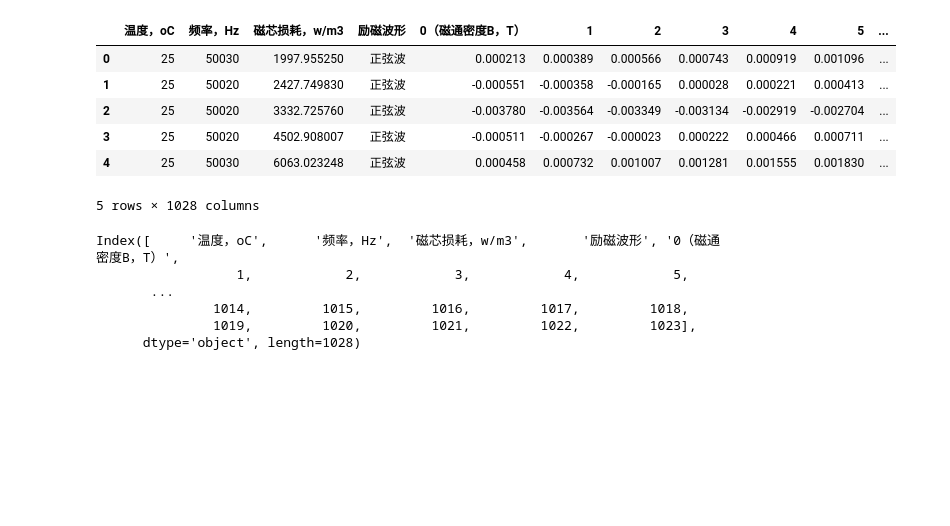
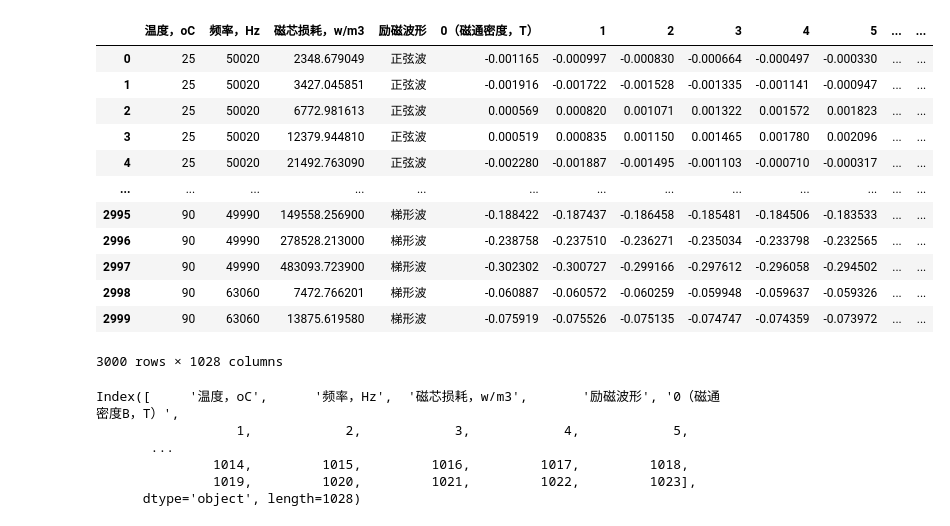
Before and after one commit to DURUII/Contest-CPMCM2024-C, a Jupyter notebook: EDA.ipynb, the cells around one changed output. Drawn from its saved outputs; the diff is of its cells as text; code cells hidden in the pictures; blank space fills up the shorter version.

```diff
--- a/EDA.ipynb
+++ b/EDA.ipynb
@@ -8,2 +0,0 @@ xls.sheet_names
-# %%
-df = pd.read_excel('dataset/附件一（训练集）.xlsx', )
@@ -12,13 +62,19 @@ KeyboardInterrupt:
 # %%
-df.head()
+df
 # %% [output]
-|  | 温度，oC | 频率，Hz | 磁芯损耗，w/m3 | 励磁波形 | 0（磁通密度B，T） | 1 | 2 | 3 | 4 | 5 | ... |
-| 0 | 25 | 50030 | 1997.955250 | 正弦波 | 0.000213 | 0.000389 | 0.000566 | 0.000743 | 0.000919 | 0.001096 | ... |
-| 1 | 25 | 50020 | 2427.749830 | 正弦波 | -0.000551 | -0.000358 | -0.000165 | 0.000028 | 0.000221 | 0.000413 | ... |
-| 2 | 25 | 50020 | 3332.725760 | 正弦波 | -0.003780 | -0.003564 | -0.003349 | -0.003134 | -0.002919 | -0.002704 | ... |
-| 3 | 25 | 50020 | 4502.908007 | 正弦波 | -0.000511 | -0.000267 | -0.000023 | 0.000222 | 0.000466 | 0.000711 | ... |
-| 4 | 25 | 50030 | 6063.023248 | 正弦波 | 0.000458 | 0.000732 | 0.001007 | 0.001281 | 0.001555 | 0.001830 | ... |
+|  | 温度，oC | 频率，Hz | 磁芯损耗，w/m3 | 励磁波形 | 0（磁通密度，T） | 1 | 2 | 3 | 4 | 5 | ... | ... |
+| 0 | 25 | 50020 | 2348.679049 | 正弦波 | -0.001165 | -0.000997 | -0.000830 | -0.000664 | -0.000497 | -0.000330 | ... | ... |
+| 1 | 25 | 50020 | 3427.045851 | 正弦波 | -0.001916 | -0.001722 | -0.001528 | -0.001335 | -0.001141 | -0.000947 | ... | ... |
+| 2 | 25 | 50020 | 6772.981613 | 正弦波 | 0.000569 | 0.000820 | 0.001071 | 0.001322 | 0.001572 | 0.001823 | ... | ... |
+| 3 | 25 | 50020 | 12379.944810 | 正弦波 | 0.000519 | 0.000835 | 0.001150 | 0.001465 | 0.001780 | 0.002096 | ... | ... |
+| 4 | 25 | 50020 | 21492.763090 | 正弦波 | -0.002280 | -0.001887 | -0.001495 | -0.001103 | -0.000710 | -0.000317 | ... | ... |
+| ... | ... | ... | ... | ... | ... | ... | ... | ... | ... | ... | ... | ... |
+| 2995 | 90 | 49990 | 149558.256900 | 梯形波 | -0.188422 | -0.187437 | -0.186458 | -0.185481 | -0.184506 | -0.183533 | ... | ... |
+| 2996 | 90 | 49990 | 278528.213000 | 梯形波 | -0.238758 | -0.237510 | -0.236271 | -0.235034 | -0.233798 | -0.232565 | ... | ... |
+| 2997 | 90 | 49990 | 483093.723900 | 梯形波 | -0.302302 | -0.300727 | -0.299166 | -0.297612 | -0.296058 | -0.294502 | ... | ... |
+| 2998 | 90 | 63060 | 7472.766201 | 梯形波 | -0.060887 | -0.060572 | -0.060259 | -0.059948 | -0.059637 | -0.059326 | ... | ... |
+| 2999 | 90 | 63060 | 13875.619580 | 梯形波 | -0.075919 | -0.075526 | -0.075135 | -0.074747 | -0.074359 | -0.073972 | ... | ... |
-5 rows × 1028 columns
+3000 rows × 1028 columns
 # %%
 df.columns
 # %% [output]
```
Also changed, not shown: parts of 10 cells of this notebook, 3 other files.
